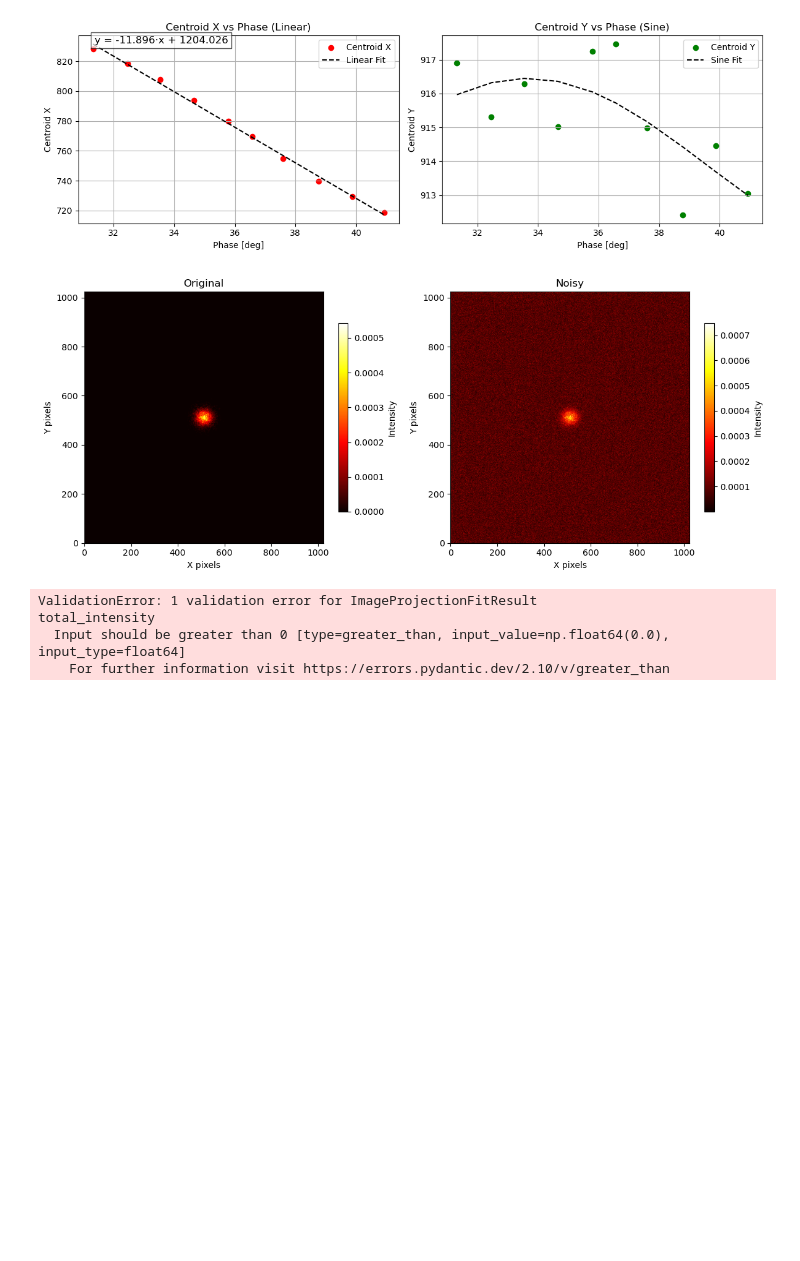
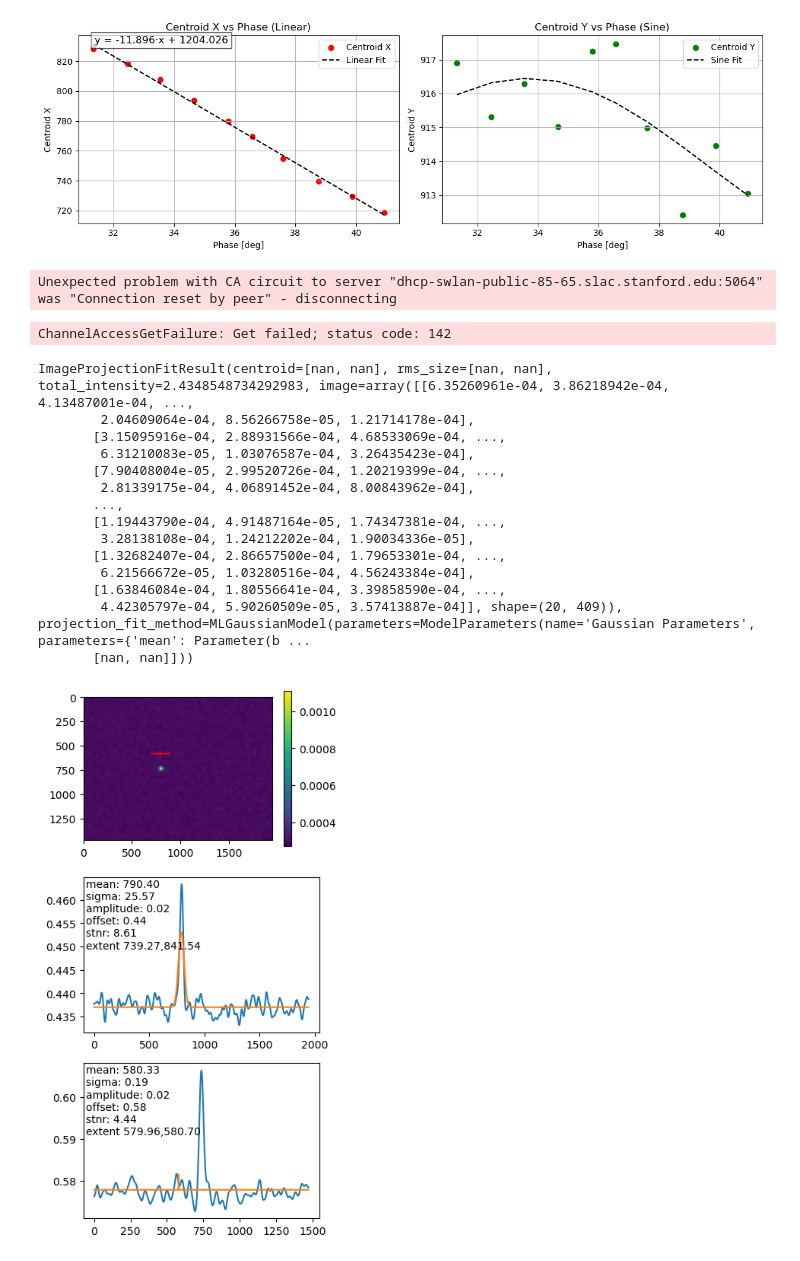
Before and after one commit to roussel-ryan/cheetah_diag0_sim, a Jupyter notebook: notebooks/calibration.ipynb, the cells around one changed output. Cells and saved outputs as stored; diff of their text form; code cells hidden in the pictures; blank space fills up the shorter version.

Commit message:
attempted to run the sim, and plot change, fits are bad beam is way far off going to to attempt to create the training loop while I diagnose issues, centroids from cheetah are off too

```diff
--- a/notebooks/calibration.ipynb
+++ b/notebooks/calibration.ipynb
@@ -122,7 +122,7 @@ def show_side_by_side(img1: np.ndarray, img2: np.ndarray, titles=('Original', 'N
 # %%
 #Start server, track screen, fit beam get result, vary phase repeat for each phase in phase_stack, use lcls_tools library to control
 # the screen, tcav, and magnets if needed
-
+#TODO: fix tcav.phase_set not fucking working
 screen = create_screen('DIAG0', 'OTRDG02')
 #tcav = create_tcav('DIAG0', 'TCXDG0')
 
@@ -131,23 +131,39 @@ image =  screen.image
 noise_std = 0.2 * np.max(image)
 image_noisey = image + np.abs(np.random.normal(loc=0, scale=noise_std, size=image.shape))
 show_side_by_side(image,image_noisey)
+i= 0
 for phase in phase_stack:
     epics.caput('TCAV:DIAG0:11:PREQ', phase)
     image =  screen.image
     noise_std = 0.2 * (np.max(image) + .0001)
     image += np.abs(np.random.normal(loc=0, scale= noise_std , size=image.shape))
+    if i ==0:
+        sneaky = image
+    i+=1
     images.append(image)
-
-#TODO: fix tcav.phase_set not fucking working
 # %% [output]
-[figure, removed]
+Unexpected problem with CA circuit to server "dhcp-swlan-public-85-65.slac.stanford.edu:5064" was "Connection reset by peer" - disconnecting
+ChannelAccessGetFailure: Get failed; status code: 142
 # %%
 #Fit images get centroids
+#bad fits... eed to get centroids some other way
+recImg = RecursiveImageProjectionFit(visualize=True)
+recImg._fit_image(image=images[9])
 
-#recImg = RecursiveImageProjectionFit(visualize=True)
-#recImg._fit_image(image=images[0])
+#plt.imshow(sneaky, cmap='hot', origin='lower', aspect='auto')
 # %% [output]
-ValidationError: 1 validation error for ImageProjectionFitResult
-total_intensity
-  Input should be greater than 0 [type=greater_than, input_value=np.float64(0.0), input_type=float64]
-    For further information visit https://errors.pydantic.dev/2.10/v/greater_than
+ImageProjectionFitResult(centroid=[nan, nan], rms_size=[nan, nan], total_intensity=2.4348548734292983, image=array([[6.35260961e-04, 3.86218942e-04, 4.13487001e-04, ...,
+        2.04609064e-04, 8.56266758e-05, 1.21714178e-04],
+       [3.15095916e-04, 2.88931566e-04, 4.68533069e-04, ...,
+        6.31210083e-05, 1.03076587e-04, 3.26435423e-04],
+       [7.90408004e-05, 2.99520726e-04, 1.20219399e-04, ...,
+        2.81339175e-04, 4.06891452e-04, 8.00843962e-04],
+       ...,
+       [1.19443790e-04, 4.91487164e-05, 1.74347381e-04, ...,
+        3.28138108e-04, 1.24212202e-04, 1.90034336e-05],
+       [1.32682407e-04, 2.86657500e-04, 1.79653301e-04, ...,
+        6.21566672e-05, 1.03280516e-04, 4.56243384e-04],
+       [1.63846084e-04, 1.80556641e-04, 3.39858590e-04, ...,
+        4.42305797e-04, 5.90260509e-05, 3.57413887e-04]], shape=(20, 409)), projection_fit_method=MLGaussianModel(parameters=ModelParameters(name='Gaussian Parameters', parameters={'mean': Parameter(b ...
+       [nan, nan]]))
+[figure, added]
```
Also changed, not shown: parts of 2 cells of this notebook.
